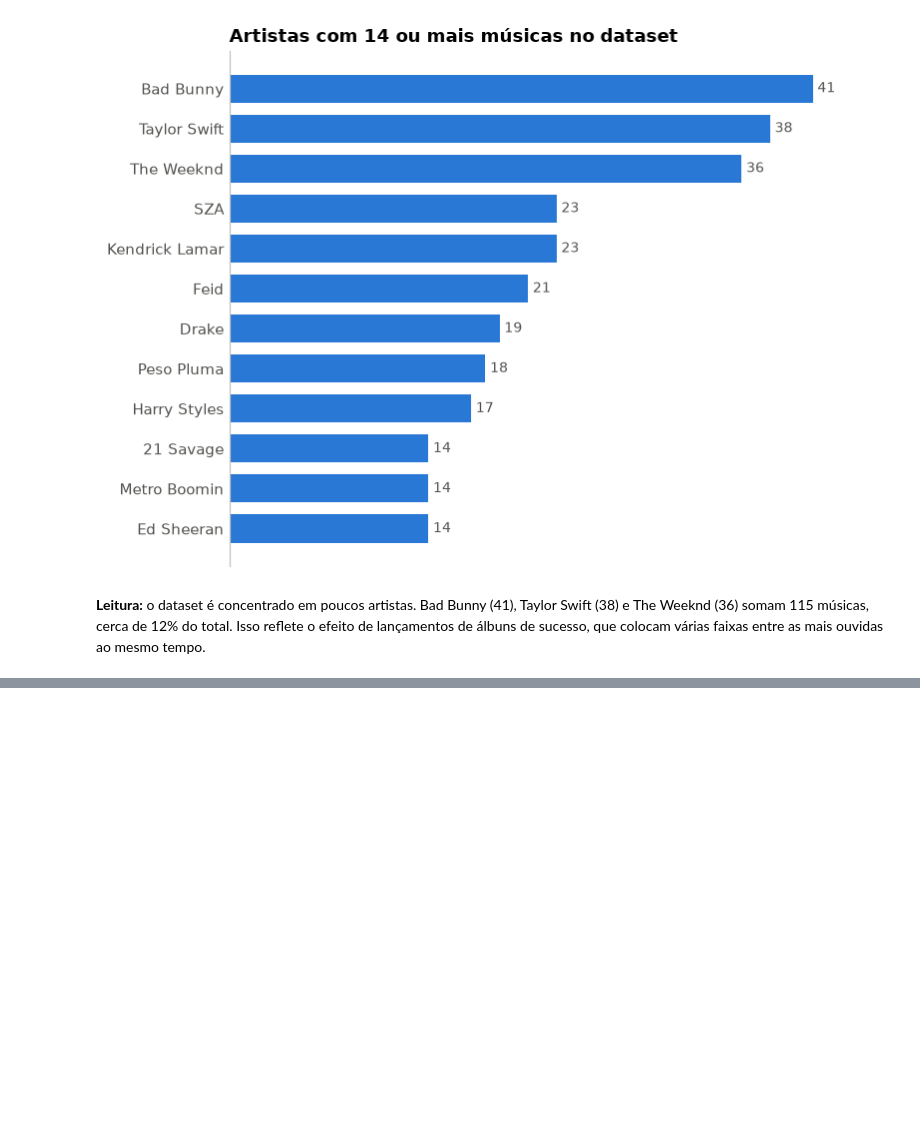
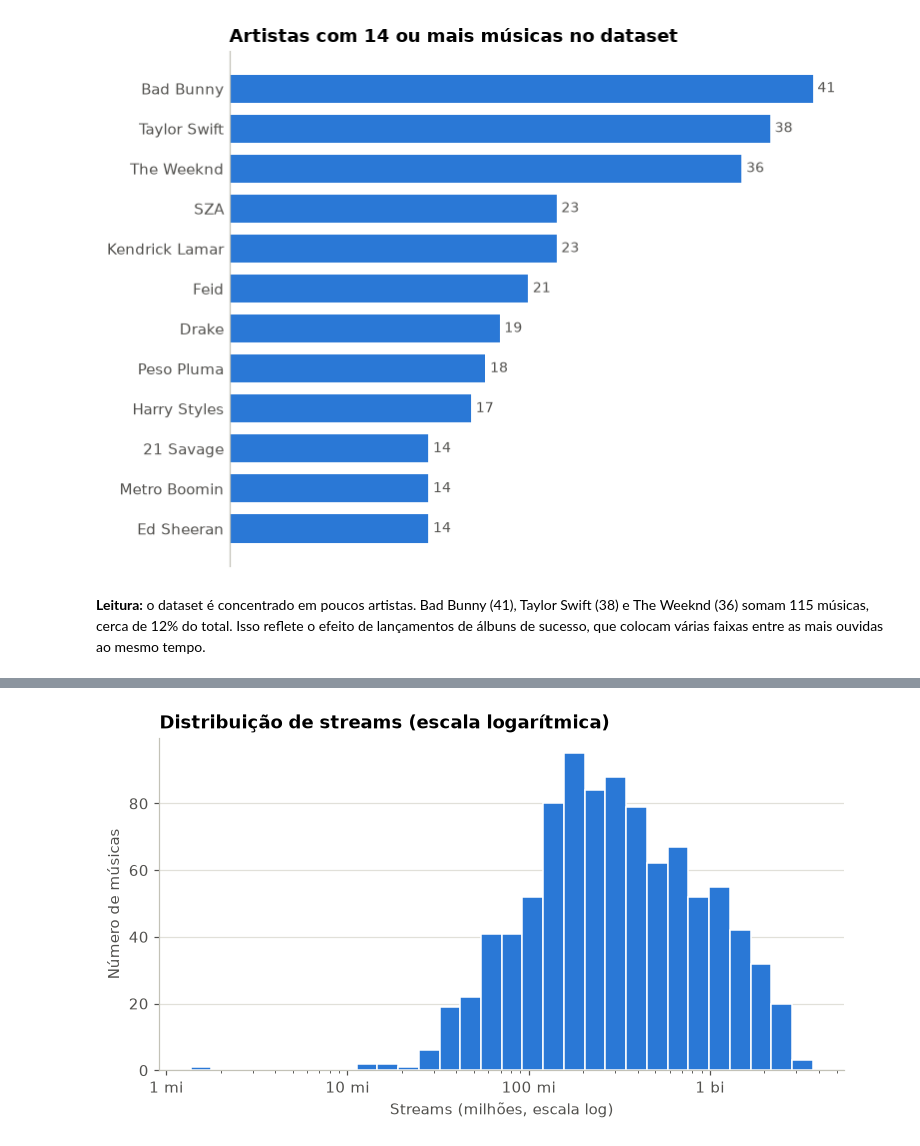
Before and after one commit to CarlosEduardodeCamposOlivera/spotify-streams-analysis, a Jupyter notebook: notebooks/03_analise_descritiva.ipynb, the cells around one changed output, grey strips where cells are left out. Cells and saved outputs as stored; diff of their text form; code cells hidden in the pictures; blank space fills up the shorter version.

```diff
--- a/notebooks/03_analise_descritiva.ipynb
+++ b/notebooks/03_analise_descritiva.ipynb
@@ -197,0 +290,16 @@ The Weeknd (36) somam 115 músicas, cerca de 12% do total. Isso reflete o efeito
+# %%
+fig, ax = plotar_histograma(
+    streams_mi,
+    bins=30,
+    titulo="Distribuição de streams (escala logarítmica)",
+    rotulo_x="Streams (milhões, escala log)",
+    escala_log=True,
+    caminho="../figures/streams_histograma_log.png",
+)
+
+marcas = [1, 10, 100, 1000]
+ax.set_xticks(marcas)
+ax.set_xticklabels(["1 mi", "10 mi", "100 mi", "1 bi"])
+fig.savefig("../figures/streams_histograma_log.png", bbox_inches="tight")
+# %% [output]
+[figure, added]
```
Also changed, not shown: parts of 10 cells of this notebook, 2 other files.
